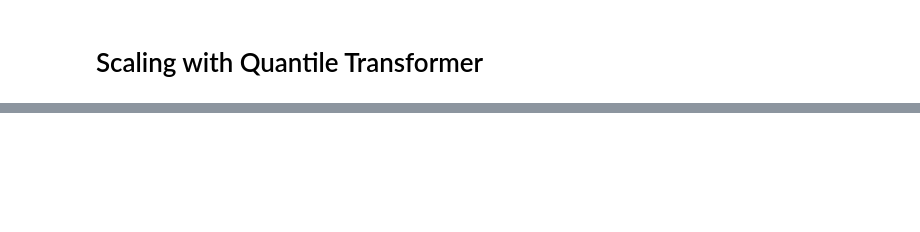
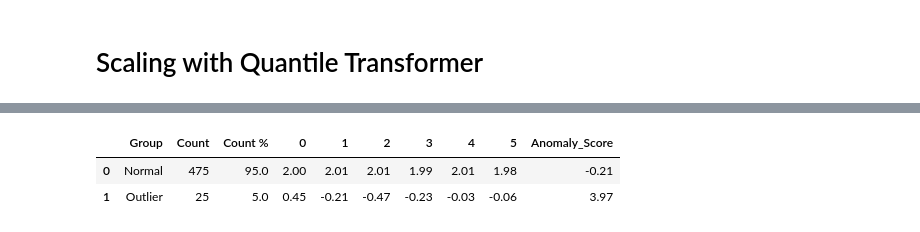
Before and after one commit to andishehtavakoli/machine-learning-projects, a Jupyter notebook: anomaly_detection/helper_function.ipynb, the cells around one changed output, grey strips where cells are left out. Saved outputs shown, nothing was run; the diff lists cells and outputs as text; code cells hidden in the pictures; blank space fills up the shorter version.

```diff
--- a/anomaly_detection/helper_function.ipynb
+++ b/anomaly_detection/helper_function.ipynb
@@ -561,0 +605,6 @@ NameError: name 'y_train_by_average' is not defined
+# %%
+descriptive_stat_threshold(X_train,y_by_average, .5)
+# %% [output]
+|  | Group | Count | Count % | 0 | 1 | 2 | 3 | 4 | 5 | Anomaly_Score |
+| 0 | Normal | 475 | 95.0 | 2.00 | 2.01 | 2.01 | 1.99 | 2.01 | 1.98 | -0.21 |
+| 1 | Outlier | 25 | 5.0 | 0.45 | -0.21 | -0.47 | -0.23 | -0.03 | -0.06 | 3.97 |
```
Also changed, not shown: parts of 25 cells of this notebook, 2 other files.
